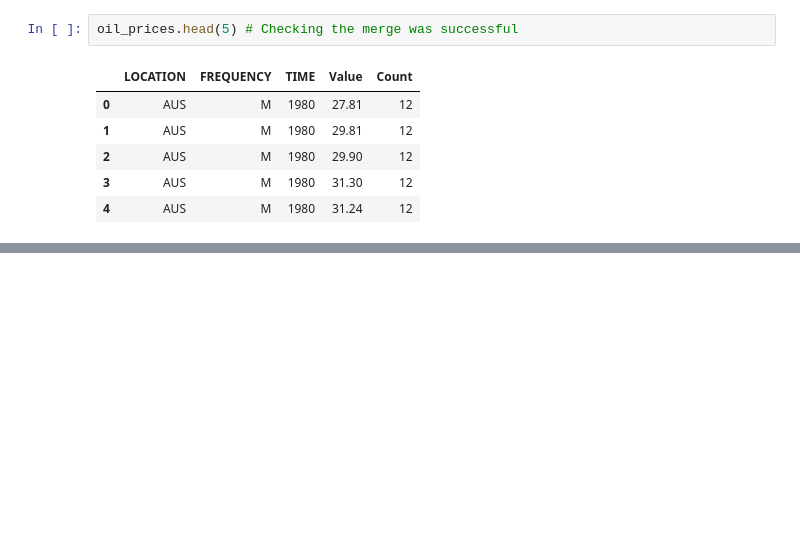
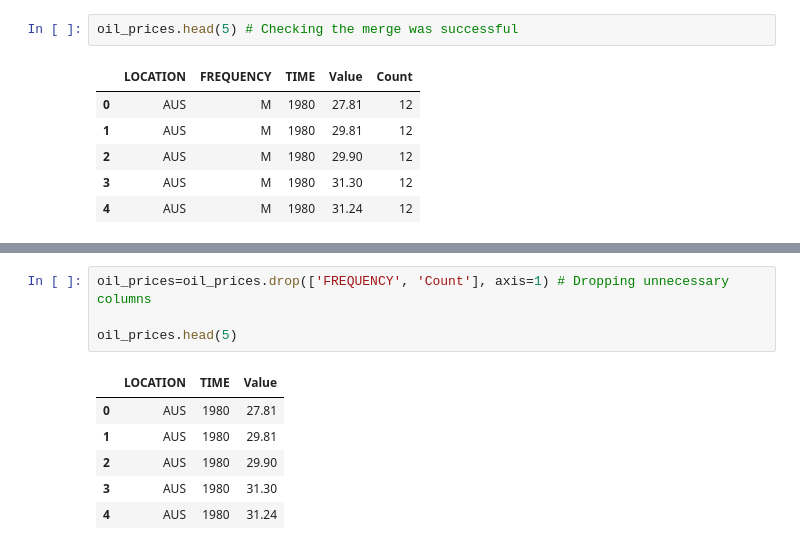
Before and after one commit to sbs23060/Sem2_CA1, a Jupyter notebook: Sem_2_CA_1.ipynb, the cells around one changed output, grey strips where cells are left out. Saved outputs shown, nothing was run; the diff lists cells and outputs as text; blank space fills up the shorter version.

```diff
--- a/Sem_2_CA_1.ipynb
+++ b/Sem_2_CA_1.ipynb
@@ -273,0 +324,11 @@ oil_prices.head(5) # Checking the merge was successful
+# %%
+oil_prices=oil_prices.drop(['FREQUENCY', 'Count'], axis=1) # Dropping unnecessary columns
+
+oil_prices.head(5)
+# %% [output]
+|  | LOCATION | TIME | Value |
+| 0 | AUS | 1980 | 27.81 |
+| 1 | AUS | 1980 | 29.81 |
+| 2 | AUS | 1980 | 29.90 |
+| 3 | AUS | 1980 | 31.30 |
+| 4 | AUS | 1980 | 31.24 |
```
Also changed, not shown: parts of 8 cells of this notebook.
